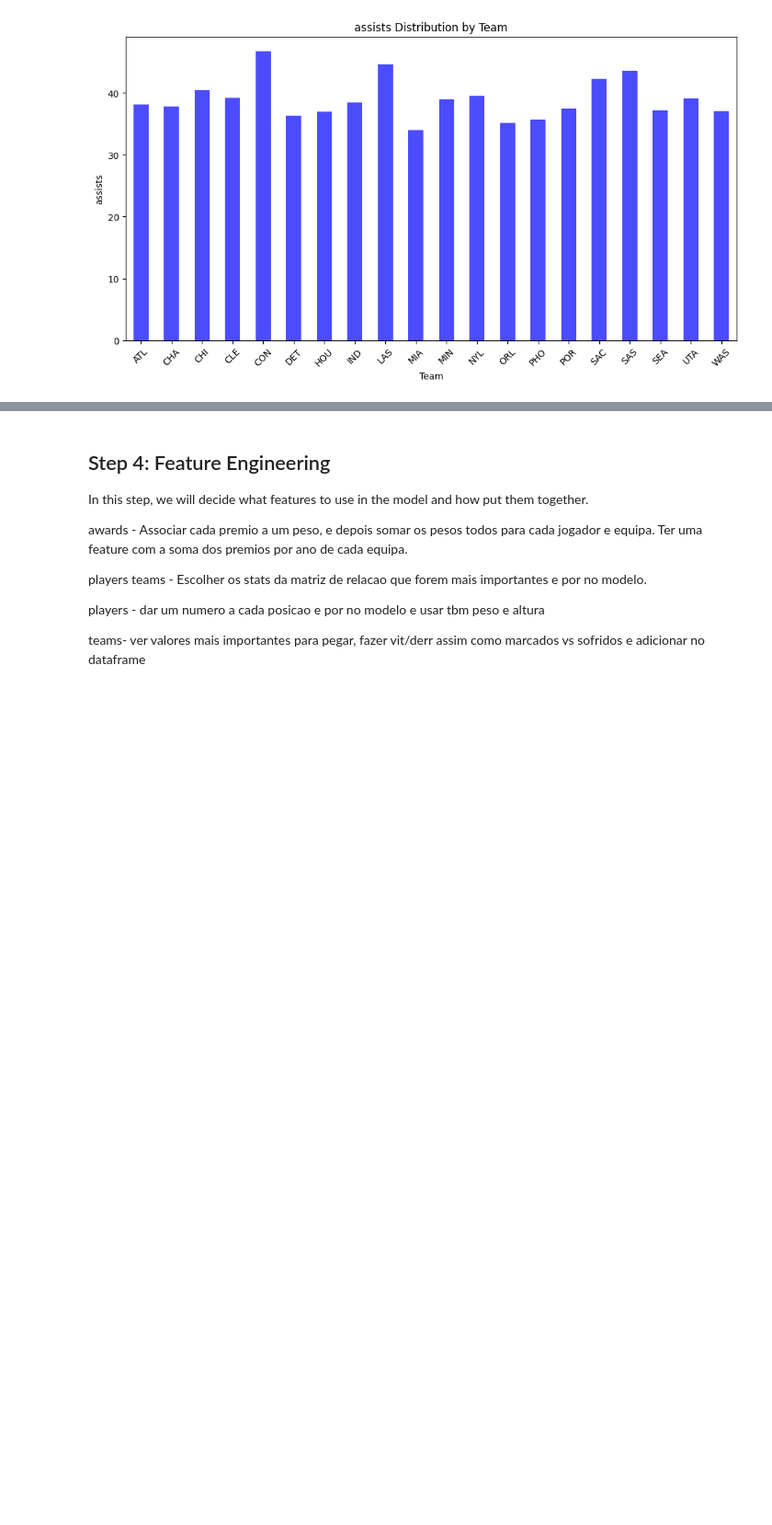
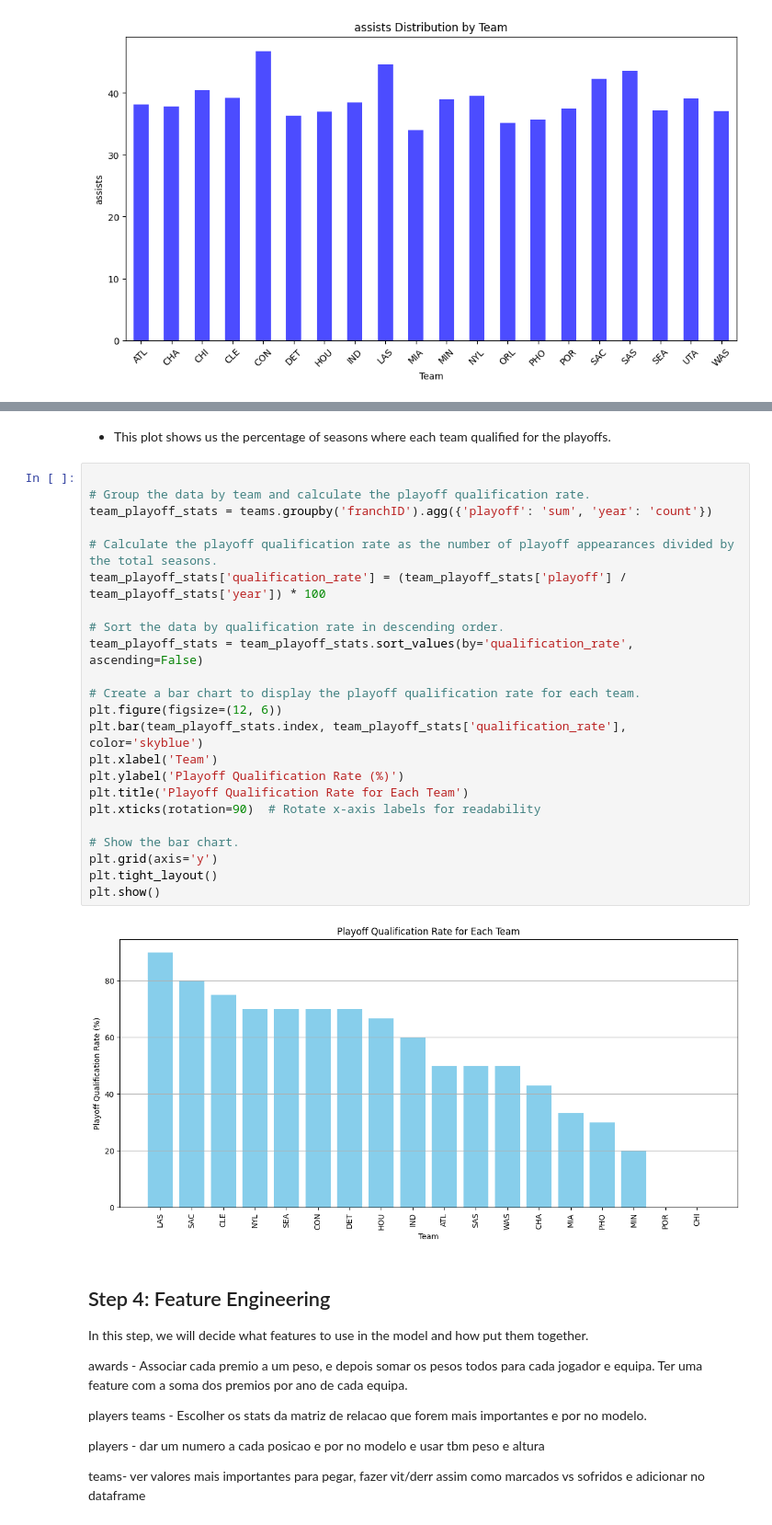
Before and after one commit to Pedro-CAB/AC-Project, a Jupyter notebook: data_analysis.ipynb, the cells around one changed output, grey strips where cells are left out. Shown at 92% size. Saved outputs shown, nothing was run; the diff lists cells and outputs as text; blank space fills up the shorter version.

```diff
--- a/data_analysis.ipynb
+++ b/data_analysis.ipynb
@@ -843,3 +905,30 @@ for stat in performance_statistics:
+# %% [markdown]
+- This plot shows us the percentage of seasons where each team qualified for the playoffs.
+# %%
+
+# Group the data by team and calculate the playoff qualification rate.
+team_playoff_stats = teams.groupby('franchID').agg({'playoff': 'sum', 'year': 'count'})
+
+# Calculate the playoff qualification rate as the number of playoff appearances divided by the total seasons.
+team_playoff_stats['qualification_rate'] = (team_playoff_stats['playoff'] / team_playoff_stats['year']) * 100
+
+# Sort the data by qualification rate in descending order.
+team_playoff_stats = team_playoff_stats.sort_values(by='qualification_rate', ascending=False)
+
+# Create a bar chart to display the playoff qualification rate for each team.
+plt.figure(figsize=(12, 6))
+plt.bar(team_playoff_stats.index, team_playoff_stats['qualification_rate'], color='skyblue')
+plt.xlabel('Team')
+plt.ylabel('Playoff Qualification Rate (%)')
+plt.title('Playoff Qualification Rate for Each Team')
+plt.xticks(rotation=90)  # Rotate x-axis labels for readability
+
+# Show the bar chart.
+plt.grid(axis='y')
+plt.tight_layout()
+plt.show()
+# %% [output]
+[figure, added]
 # %% [markdown]
 ## Step 4: Feature Engineering
 
```
Also changed, not shown: parts of 6 cells of this notebook.
